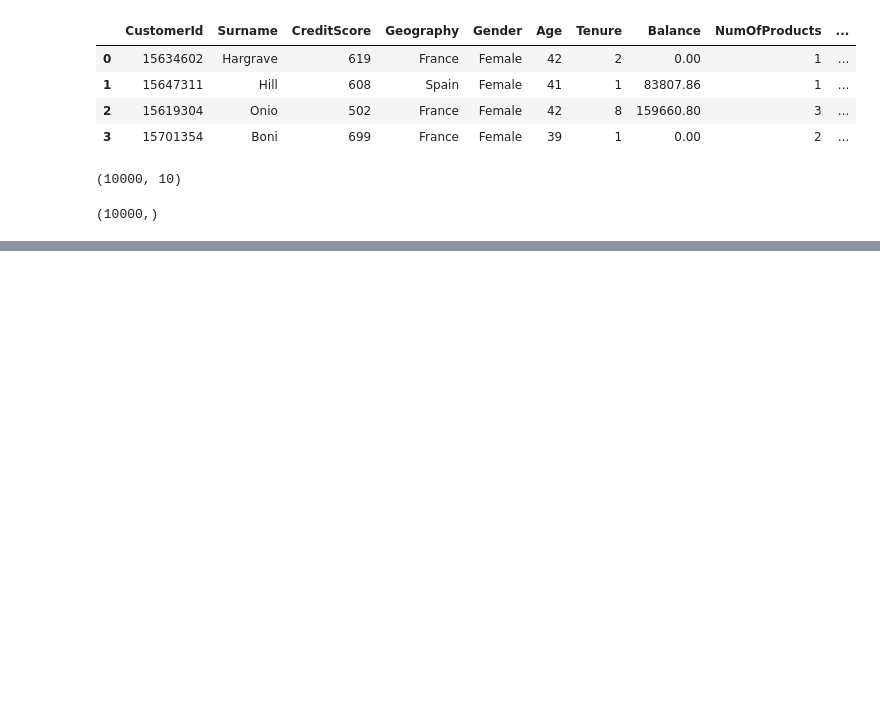
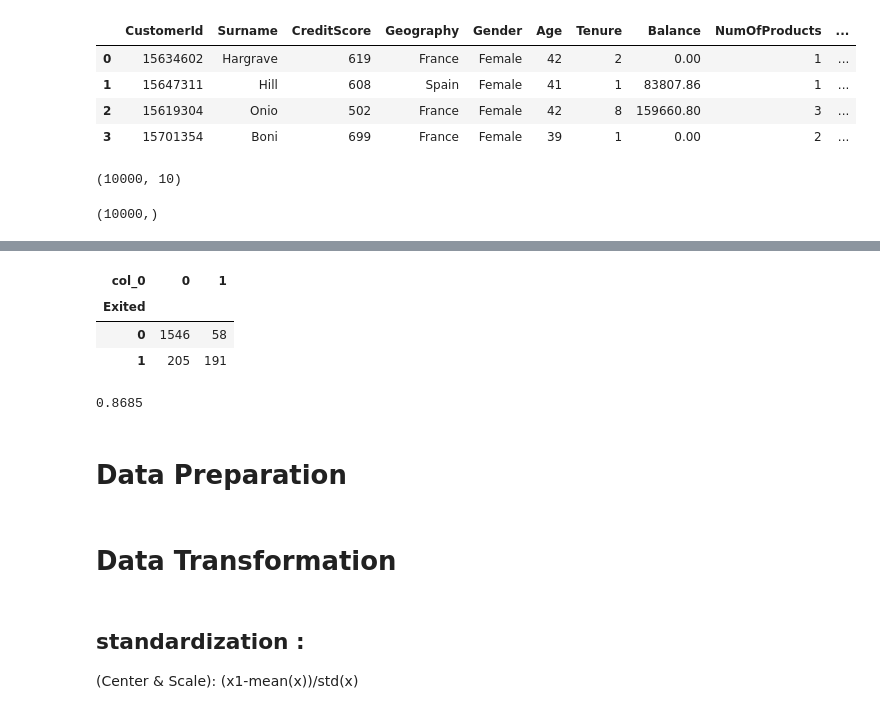
Before and after one commit to atharva723/python_practice, a Jupyter notebook: AIml/Machine Learning/MLday3(classification).ipynb, the cells around one changed output, grey strips where cells are left out. Cells and saved outputs as stored; diff of their text form; code cells hidden in the pictures; blank space fills up the shorter version.

```diff
--- a/AIml/Machine Learning/MLday3(classification).ipynb
+++ b/AIml/Machine Learning/MLday3(classification).ipynb
@@ -65,0 +143,20 @@ y_train.shape
+# %%
+from sklearn.ensemble import RandomForestClassifier
+rf=RandomForestClassifier()
+# %%
+rfmodel=rf.fit(x_train,y_train)
+# %%
+rfpred=rfmodel.predict(x_test)
+# %%
+pd.crosstab(y_test,rfpred)
+# %% [output]
+| col_0 | 0 | 1 |
+| Exited |  |  |
+| 0 | 1546 | 58 |
+| 1 | 205 | 191 |
+# %%
+accuracy_score(rfpred,y_test)
+# %% [output]
+0.8685
+# %% [markdown]
+# Data Preparation
@@ -65,0 +169,5 @@ y_train.shape
+# %% [markdown]
+# Data Transformation
+# %% [markdown]
+## standardization :
+(Center & Scale): (x1-mean(x))/std(x)
```
Also changed, not shown: parts of 37 cells of this notebook.
